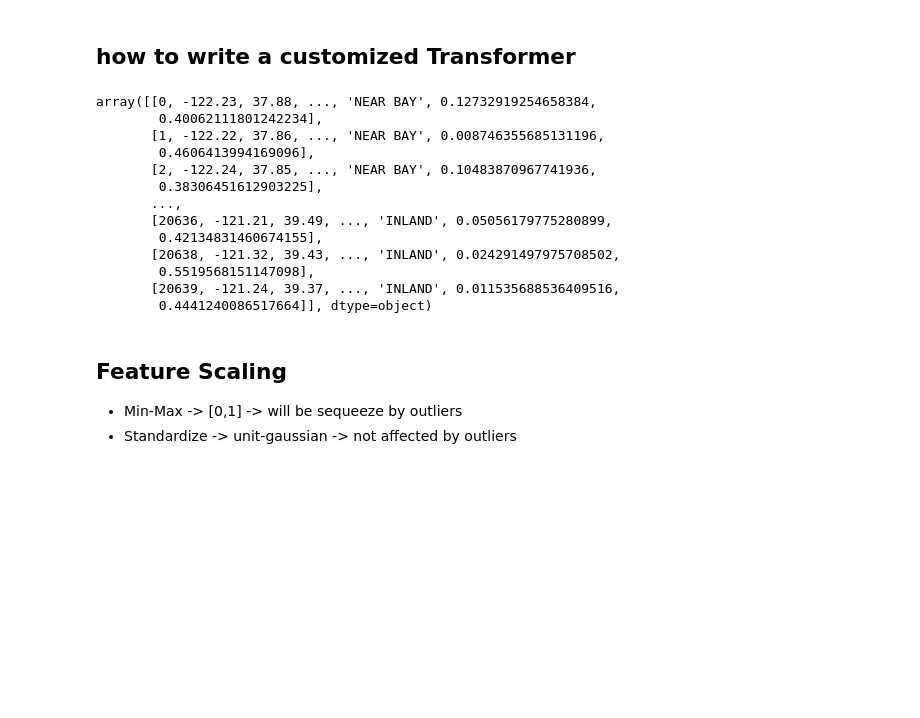
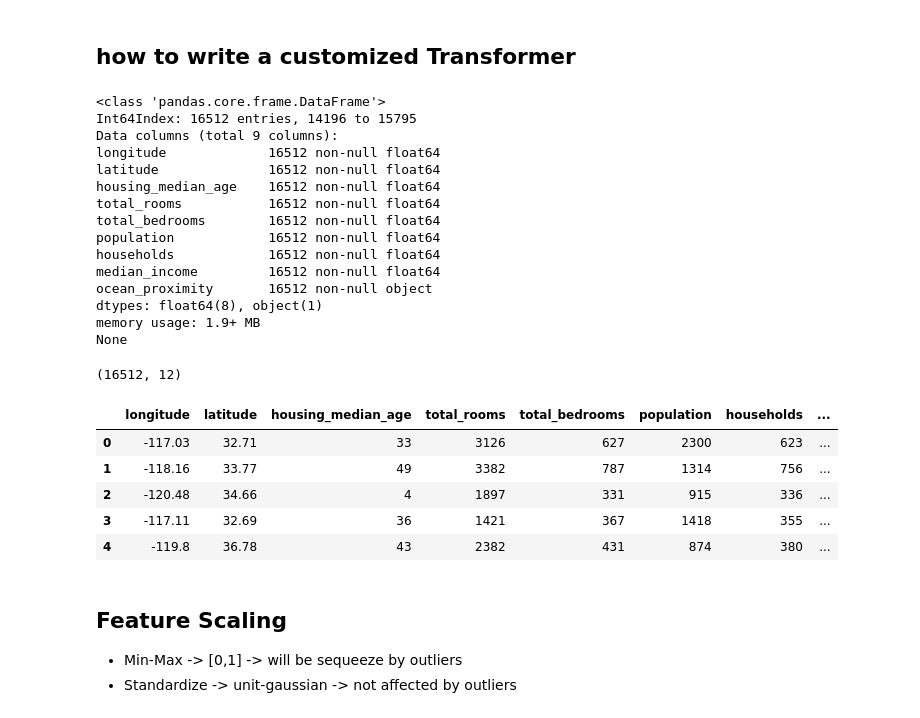
Before and after one commit to Oukaishen/dailyPython, a Jupyter notebook: HandsOnSKTF/HousingPrediction.ipynb, the cells around one changed output. Drawn from its saved outputs; the diff is of its cells as text; code cells hidden in the pictures; blank space fills up the shorter version.

```diff
--- a/HandsOnSKTF/HousingPrediction.ipynb
+++ b/HandsOnSKTF/HousingPrediction.ipynb
@@ -532,27 +551,41 @@ class CombinedAttributesAdder(BaseEstimator, TransformerMixin):
         population_per_household = X[:, population_ix] / X[:, household_ix]
         if self.add_bedrooms_per_room:
             bedrooms_per_room = X[:, bedrooms_ix] / X[:, rooms_ix]
-            return np.c_[X, rooms_per_household, population_per_household, bedrooms_per_room]
+            return np.c_[X,rooms_per_household, population_per_household, bedrooms_per_room]
         else:
             return np.c_[X,rooms_per_household, population_per_household]
 
-attr_adder = CombinedAttributesAdder(False)
+attr_adder = CombinedAttributesAdder()
+print(housing.info())
 housing_extra_attributes = attr_adder.transform(housing.values)
-housing_extra_attributes
+housing_extra_attributes.shape
 # %% [output]
-array([[0, -122.23, 37.88, ..., 'NEAR BAY', 0.12732919254658384,
-        0.40062111801242234],
-       [1, -122.22, 37.86, ..., 'NEAR BAY', 0.008746355685131196,
-        0.4606413994169096],
-       [2, -122.24, 37.85, ..., 'NEAR BAY', 0.10483870967741936,
-        0.38306451612903225],
-       ...,
-       [20636, -121.21, 39.49, ..., 'INLAND', 0.05056179775280899,
-        0.42134831460674155],
-       [20638, -121.32, 39.43, ..., 'INLAND', 0.024291497975708502,
-        0.5519568151147098],
-       [20639, -121.24, 39.37, ..., 'INLAND', 0.011535688536409516,
-        0.4441240086517664]], dtype=object)
+<class 'pandas.core.frame.DataFrame'>
+Int64Index: 16512 entries, 14196 to 15795
+Data columns (total 9 columns):
+longitude             16512 non-null float64
+latitude              16512 non-null float64
+housing_median_age    16512 non-null float64
+total_rooms           16512 non-null float64
+total_bedrooms        16512 non-null float64
+population            16512 non-null float64
+households            16512 non-null float64
+median_income         16512 non-null float64
+ocean_proximity       16512 non-null object
+dtypes: float64(8), object(1)
+memory usage: 1.9+ MB
+None
+(16512, 12)
+# %%
+housing_extra_attribs = pd.DataFrame(housing_extra_attributes, columns=list(housing.columns)+["rooms_per_household", "population_per_household","bedrooms_per_room"])
+housing_extra_attribs.head()
+# %% [output]
+|  | longitude | latitude | housing_median_age | total_rooms | total_bedrooms | population | households | ... |
+| 0 | -117.03 | 32.71 | 33 | 3126 | 627 | 2300 | 623 | ... |
+| 1 | -118.16 | 33.77 | 49 | 3382 | 787 | 1314 | 756 | ... |
+| 2 | -120.48 | 34.66 | 4 | 1897 | 331 | 915 | 336 | ... |
+| 3 | -117.11 | 32.69 | 36 | 1421 | 367 | 1418 | 355 | ... |
+| 4 | -119.8 | 36.78 | 43 | 2382 | 431 | 874 | 380 | ... |
 # %% [markdown]
 ## Feature Scaling
 * Min-Max  -> [0,1] -> will be sequeeze by outliers
```
Also changed, not shown: parts of 31 cells of this notebook, 1 other file.
